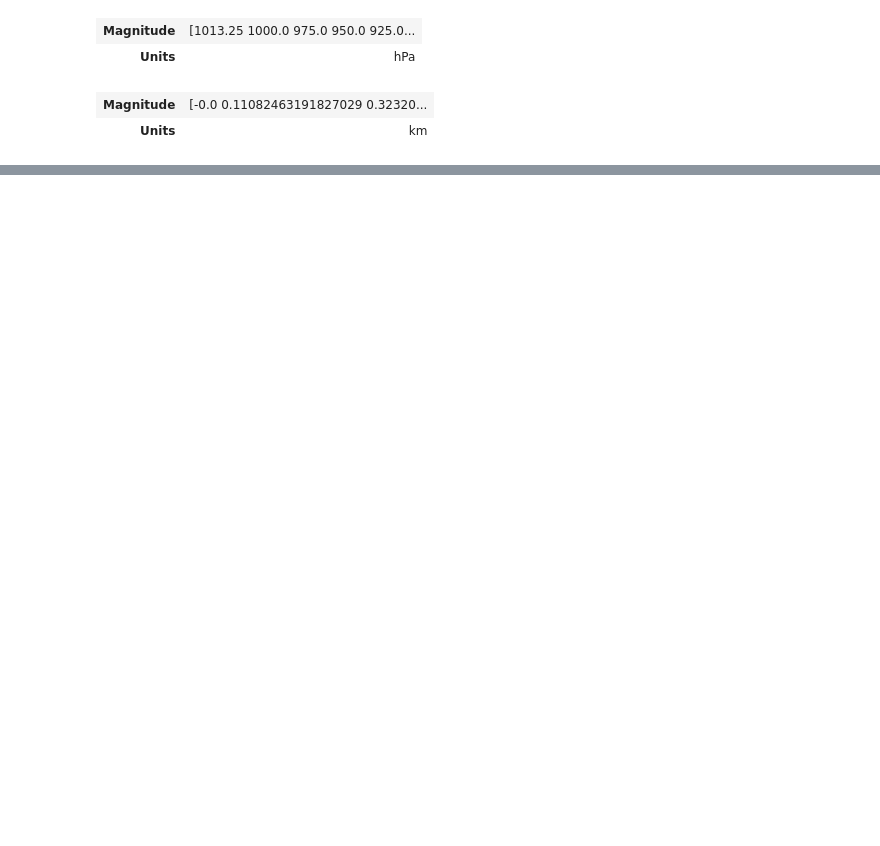
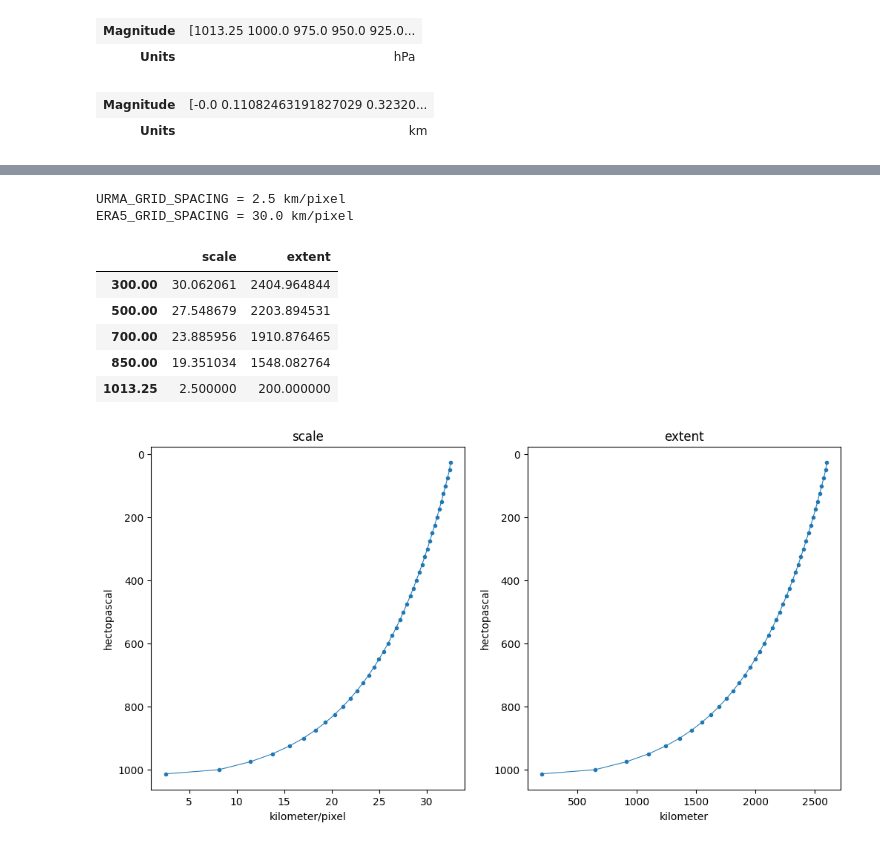
Before and after one commit to leaver2000/mesoformer, a Jupyter notebook: quantity.ipynb, the cells around one changed output, grey strips where cells are left out. Saved outputs shown, nothing was run; the diff lists cells and outputs as text; code cells hidden in the pictures; blank space fills up the shorter version.

```diff
--- a/quantity.ipynb
+++ b/quantity.ipynb
@@ -276,0 +388,13 @@ NameError: name 'data_frame' is not defined
+# %%
+def create_scale(scale: NDArray[float], value: float = 1.0, ratio: float = 1.0):
+    return ((normalize(scale) * ratio) + 1) * value
+
+
+create_scale(log_p(p_levels).magnitude, value=1.0, ratio=1.0)[::-1]
+
+
+def create_scale2(scale: NDArray[float], value: float = 1.0, ratio: float = 1.0):
+    return normalize(value / scale) + 1
+
+
+create_scale(log_p(p_levels).magnitude, value=1.0, ratio=1.0)[::-1], create_scale2(log_p(p_levels).m, value=30)
@@ -276,0 +418,48 @@ NameError: name 'data_frame' is not defined
+# %%
+URMA_GRID_SPACING = 2.5 * km / px
+ERA5_GRID_SPACING = 30.0 * km / px
+TARGET = 200.0 * km
+RESAMPLE_RATIO = 12.0
+# In meteorology, the synoptic scale (also called the large scale or cyclonic scale)
+# is a horizontal length scale of the order of 1,000 km (620 mi) or more
+
+# Meso-alpha:
+#   200–2000 km scale of phenomena like fronts, squall lines, meso-scale
+#   convective systems (MCS), tropical cyclones at the edge of synoptic scale
+#
+# Meso-beta:
+#   20–200 km scale of phenomena like sea breezes, lake effect snow storms
+#
+# Meso-gamma:
+#   2–20 km scale of phenomena like thunderstorm convection, complex
+#   terrain flows (at the edge to micro-scale, also known as storm-scale)
+
+print(f"{URMA_GRID_SPACING = :~P}\n{ERA5_GRID_SPACING = :~P}")
+
+logp_ = log_p(p_levels).m
+
+
+fig, (ax1, ax2) = plt.subplots(1, 2, figsize=(12, 6))
+ax1.invert_yaxis()
+ax2.invert_yaxis()
+Y = p_levels
+
+x1 = create_scale(logp_, URMA_GRID_SPACING, RESAMPLE_RATIO)[::-1]
+ax1.plot(x1, Y, **plot_kwargs)
+ax1.set_title("scale")
+
+x2 = create_scale(logp_, TARGET, RESAMPLE_RATIO)[::-1]
+ax2.plot(x2, Y, **plot_kwargs)
+ax2.set_title("extent")
+
+pd.DataFrame(dict(scale=x1, extent=x2), index=Y).loc[[300, 500, 700, 850, 1013.25]]  # type: ignore
+# %% [output]
+URMA_GRID_SPACING = 2.5 km/pixel
+ERA5_GRID_SPACING = 30.0 km/pixel
+|  | scale | extent |
+| 300.00 | 30.062061 | 2404.964844 |
+| 500.00 | 27.548679 | 2203.894531 |
+| 700.00 | 23.885956 | 1910.876465 |
+| 850.00 | 19.351034 | 1548.082764 |
+| 1013.25 | 2.500000 | 200.000000 |
+[figure, added]
```
Also changed, not shown: parts of 20 cells of this notebook.
